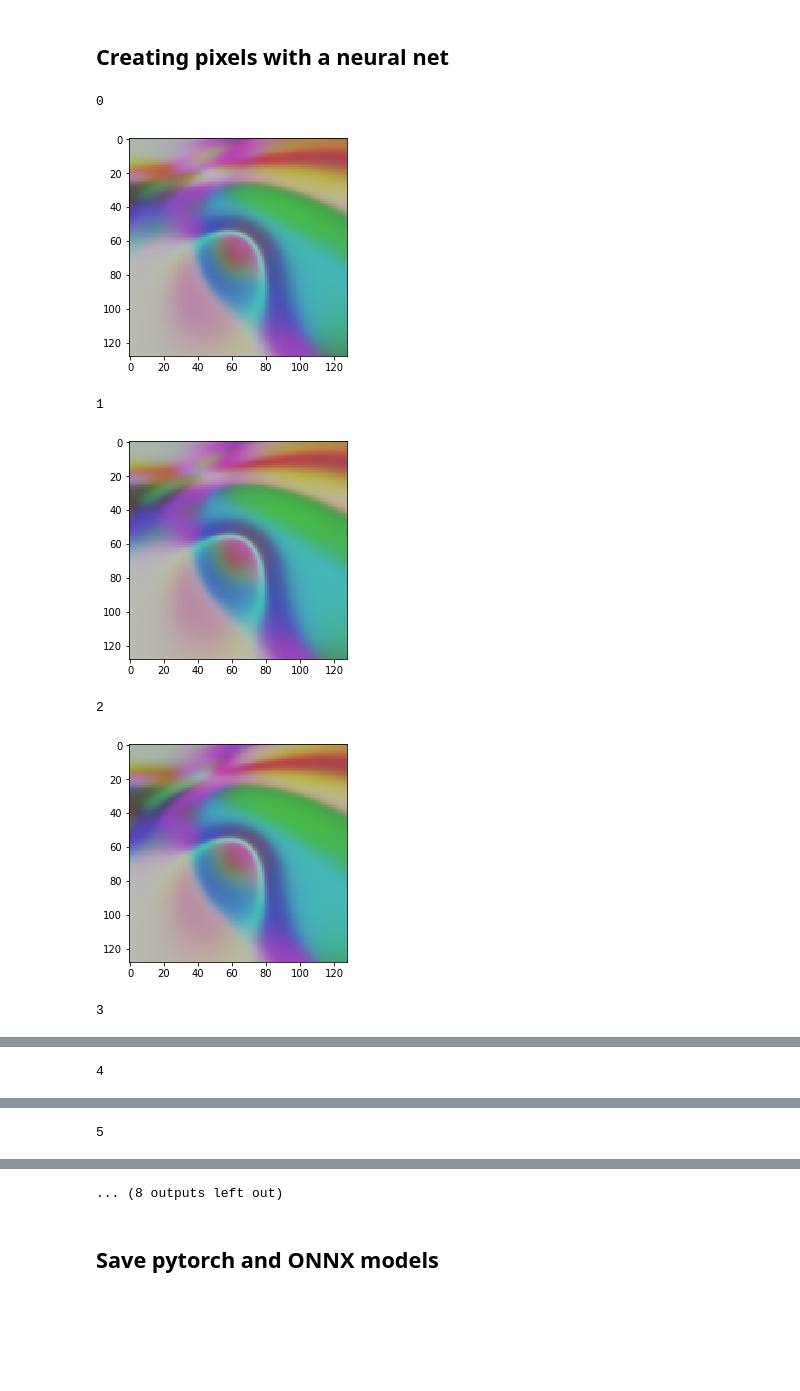
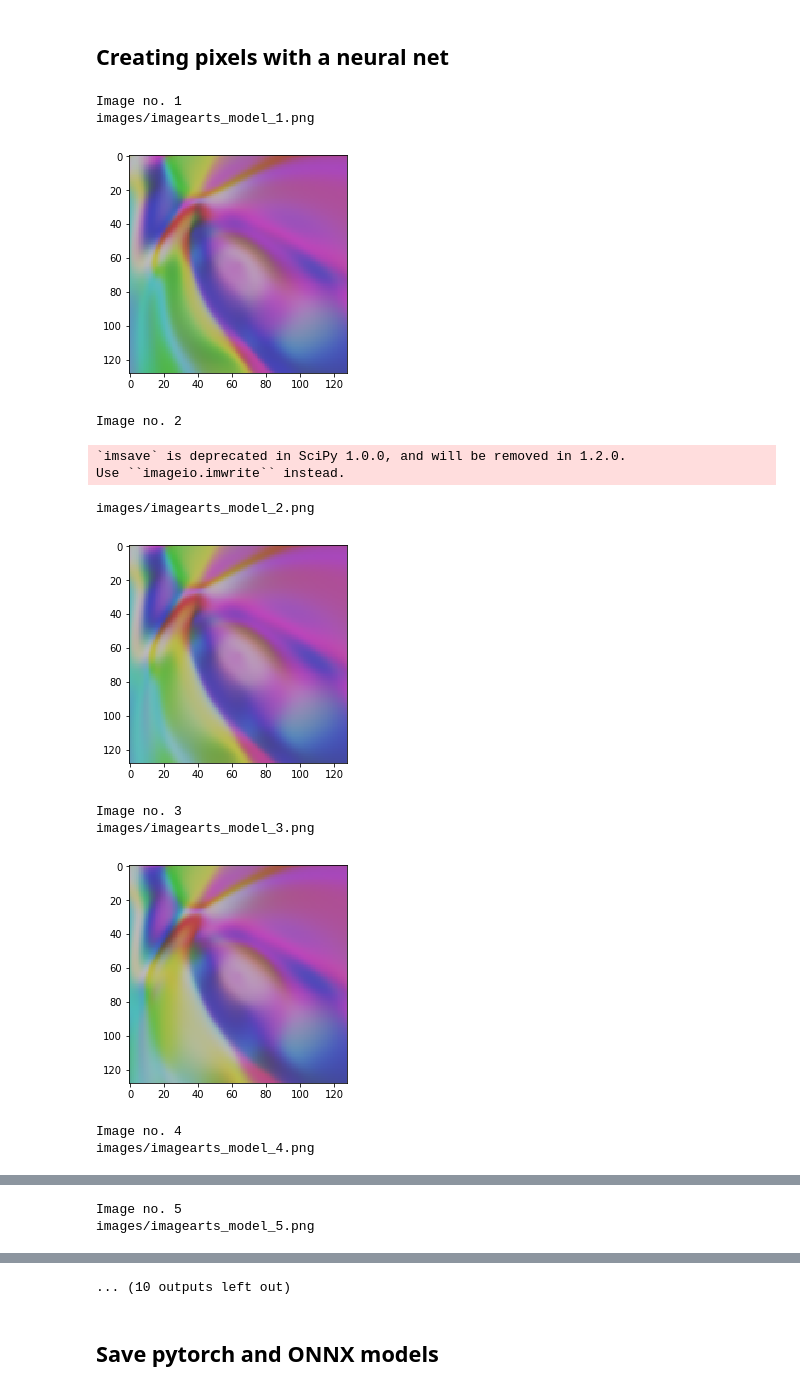
Before and after one commit to subrockmann/artsificial, a Jupyter notebook: Generate Arts.ipynb, the cells around one changed output, grey strips where cells are left out. Drawn from its saved outputs; the diff is of its cells as text; code cells hidden in the pictures; blank space fills up the shorter version.

Commit message:
feat: save generated images

```diff
--- a/Generate Arts.ipynb
+++ b/Generate Arts.ipynb
@@ -44,8 +45,13 @@ img_size = 128
 scale = 0.1
 z_size = 7  # min 7
 num_images = 10
-#model_dir = "model_dir"
+
 model_dir = 'models/'
+base_name = "images/"
+
+model_name = 'arts_model'
+pytorch_ending = ".pt"
+onnx_ending = ".onnx"
 # %%
 def createInputVec(z,x,y):
     r = math.sqrt(((x*scale-(img_size*scale/2))**2) + ((y*scale-(img_size*scale/2))**2) )
@@ -63,36 +69,48 @@ def createInputVec(z,x,y):
 # %%
 G = net()
 #batch produce
 z = torch.rand(z_size)
 for i in range(num_images):
-    print(i)
+    print("Image no. "+str(i+1))
     z[0] = z[0] + 1
     z[1] = z[1] + 1
     z[2] = z[2] + 1
     z[3] = z[3] + 1
     z[4] = z[4] + 1
     z[5] = z[5] + 1
     z[6] = z[6] + 1
 
     #image = np.zeros((img_size ** 2, 1)) # gray scale version
     image = np.zeros((img_size ** 2, 3)) # colour version
-    for i in range(img_size):
+    for x in range(img_size):
 
-        for j in range(img_size):
-            input = createInputVec(z,i,j)
-            image[i*img_size + j] = G(input).data.numpy()
+        for y in range(img_size):
+            input = createInputVec(z,x,y)
+            image[x*img_size + y] = G(input).data.numpy()
 
     #image = np.stack((image,image,image), axis=1)
     #image = image.reshape(img_size,img_size) # gray scale version
 
     image = image.reshape(img_size,img_size,3) # gray scale version
+    image_name = base_name + model_name + "_" + str(i+1)+ ".png"
+    print(image_name)
+
     imgplot = plt.imshow(image)#, cmap='gray')    # cmap was missing and displaying grayscale images as "coloured"
     plt.show()
+    #plt.savefig(image_name)
+    scipy.misc.imsave(image_name, image)
+    #
 # %% [output]
-0
+Image no. 1
+images/imagearts_model_1.png
-[figure, old version]
+[figure, new version]
-1
+Image no. 2
+`imsave` is deprecated in SciPy 1.0.0, and will be removed in 1.2.0.
+Use ``imageio.imwrite`` instead.
+images/imagearts_model_2.png
-[figure, old version]
+[figure, new version]
-2
+Image no. 3
+images/imagearts_model_3.png
-[figure, old version]
+[figure, new version]
-3
+Image no. 4
+images/imagearts_model_4.png
@@ -100 +118,2 @@ for i in range(num_images):
-4
+Image no. 5
+images/imagearts_model_5.png
@@ -102 +120,0 @@ for i in range(num_images):
-5
@@ -104,4 +121,4 @@ for i in range(num_images):
-... (8 outputs left out)
+... (10 outputs left out)
 # %% [markdown]
 ## Save pytorch and ONNX models ##
 # %%
```
Also changed, not shown: parts of 3 cells of this notebook.
